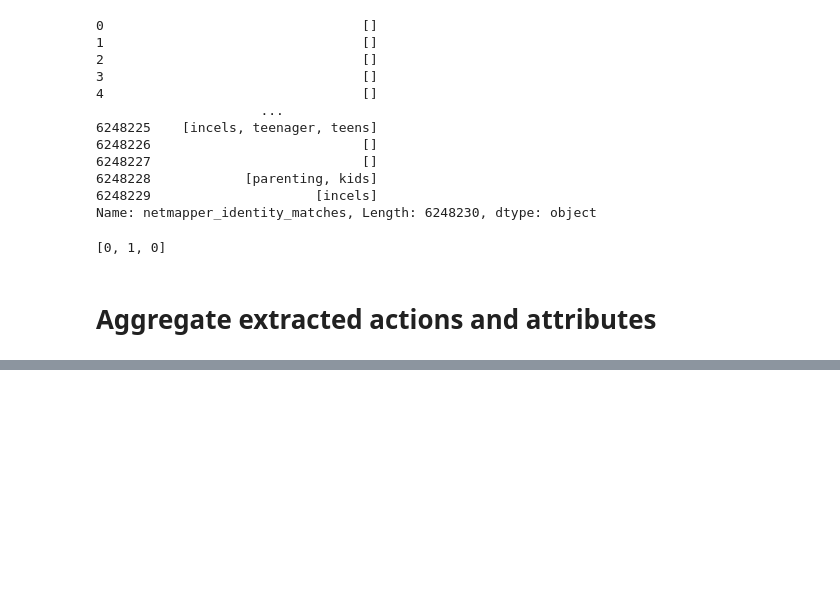
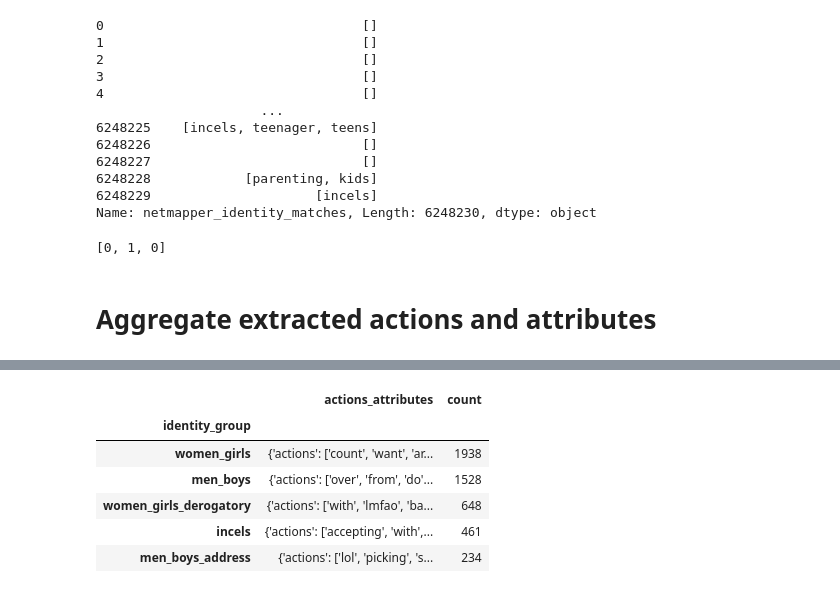
Before and after one commit to michaelmilleryoder/incels_identities, a Jupyter notebook: jupyter/identity_associations.ipynb, the cells around one changed output, grey strips where cells are left out. Drawn from its saved outputs; the diff is of its cells as text; code cells hidden in the pictures; blank space fills up the shorter version.

Commit message:
identity agg

```diff
--- a/jupyter/identity_associations.ipynb
+++ b/jupyter/identity_associations.ipynb
@@ -178,0 +171,15 @@ exp = data.explode(['netmapper_identity_matches', 'netmapper_identity'
+# %%
+exp = data.explode(['netmapper_identity_matches', 'actions_attributes'])
+# exp.info()
+
+# Group identities
+import json
+
+identity_groups_fpath = '../resources/identity_groups.json'
+with open(identity_groups_fpath, 'r') as f:
+    identity_groups = json.load(f)
+print(len(identity_groups))
+
+exp['identity_group'] = exp.netmapper_identity_matches.map(lambda x: identity_groups.get(x, x))
+exploded = exp.explode('identity_group') # Count intersectional mentions as a mention in each of their categories
+exploded.info()
@@ -178,0 +204,26 @@ exp = data.explode(['netmapper_identity_matches', 'netmapper_identity'
+# %%
+%%timeit -n 1 -r 1
+samp = exploded.sample(int(1e6))
+gped = samp.groupby('identity_group')
+# gped = exploded.groupby('identity_group')
+
+# Aggregate actions and attribute for different identities
+# agg = gped.agg({'content': 'count'})
+# agg = gped.agg({'actions_attributes': lambda x: {'actions': sum([el['actions'] for el in x], [])}})
+agg = gped.agg({'actions_attributes': lambda x: {'actions': sum([el['actions'] for el in x], []),
+                                                'attributes': sum([el['attributes'] for el in x], [])},
+                                               'content': 'count'
+                                              })
+agg.rename(columns = {'content': 'count'}, inplace=True)
+agg.info()
+# %%
+agg.sort_values('count', ascending=False, inplace=True)
+agg.head(5)
+# %% [output]
+|  | actions_attributes | count |
+| identity_group |  |  |
+| women_girls | {'actions': ['count', 'want', 'ar... | 1938 |
+| men_boys | {'actions': ['over', 'from', 'do'... | 1528 |
+| women_girls_derogatory | {'actions': ['with', 'lmfao', 'ba... | 648 |
+| incels | {'actions': ['accepting', 'with',... | 461 |
+| men_boys_address | {'actions': ['lol', 'picking', 's... | 234 |
```
Also changed, not shown: parts of 5 cells of this notebook, 5 other files.
